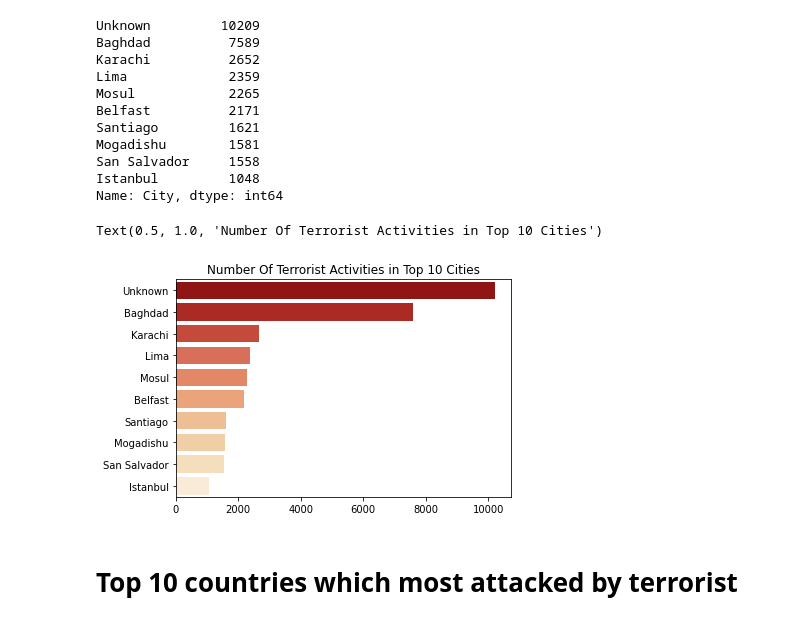
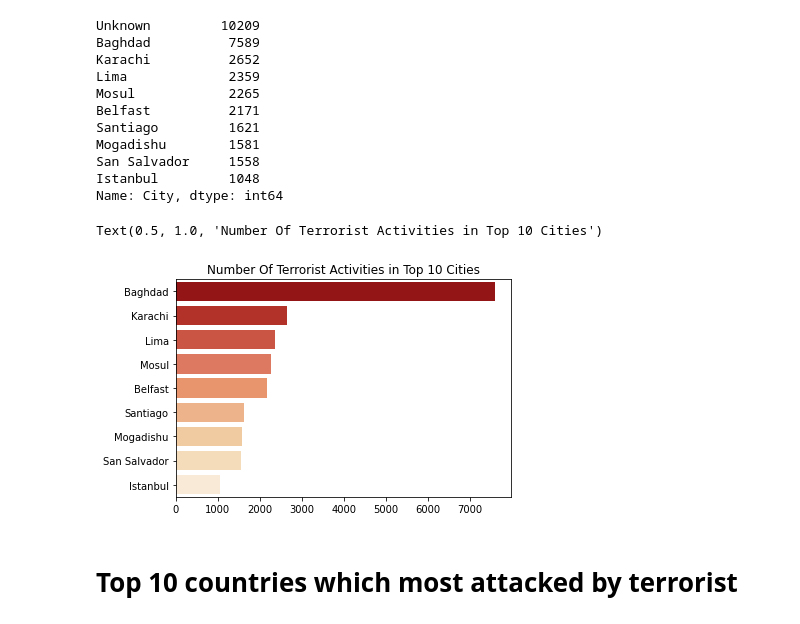
Before and after one commit to vak1997/Global-Terrorism, a Jupyter notebook: Global_Terrorism_Analysis_Capstone_Project.ipynb, the cells around one changed output. Cells and saved outputs as stored; diff of their text form; code cells hidden in the pictures.

```diff
--- a/Global_Terrorism_Analysis_Capstone_Project.ipynb
+++ b/Global_Terrorism_Analysis_Capstone_Project.ipynb
@@ -319,11 +361,11 @@ Istanbul         1048
 Name: City, dtype: int64
 # %%
 
-sns.barplot(terrorism_df['City'].value_counts()[0:10].values,terrorism_df['City'].value_counts()[0:10].index,palette=('OrRd_r'))
+sns.barplot(terrorism_df['City'].value_counts()[1:10].values,terrorism_df['City'].value_counts()[1:10].index,palette=('OrRd_r'))
 plt.title('Number Of Terrorist Activities in Top 10 Cities')
 # %% [output]
 Text(0.5, 1.0, 'Number Of Terrorist Activities in Top 10 Cities')
-[figure, old version]
+[figure, new version]
 # %% [markdown]
 # **Top 10 countries which most attacked by terrorist**
 # %%
```
Also changed, not shown: parts of 12 cells of this notebook.
